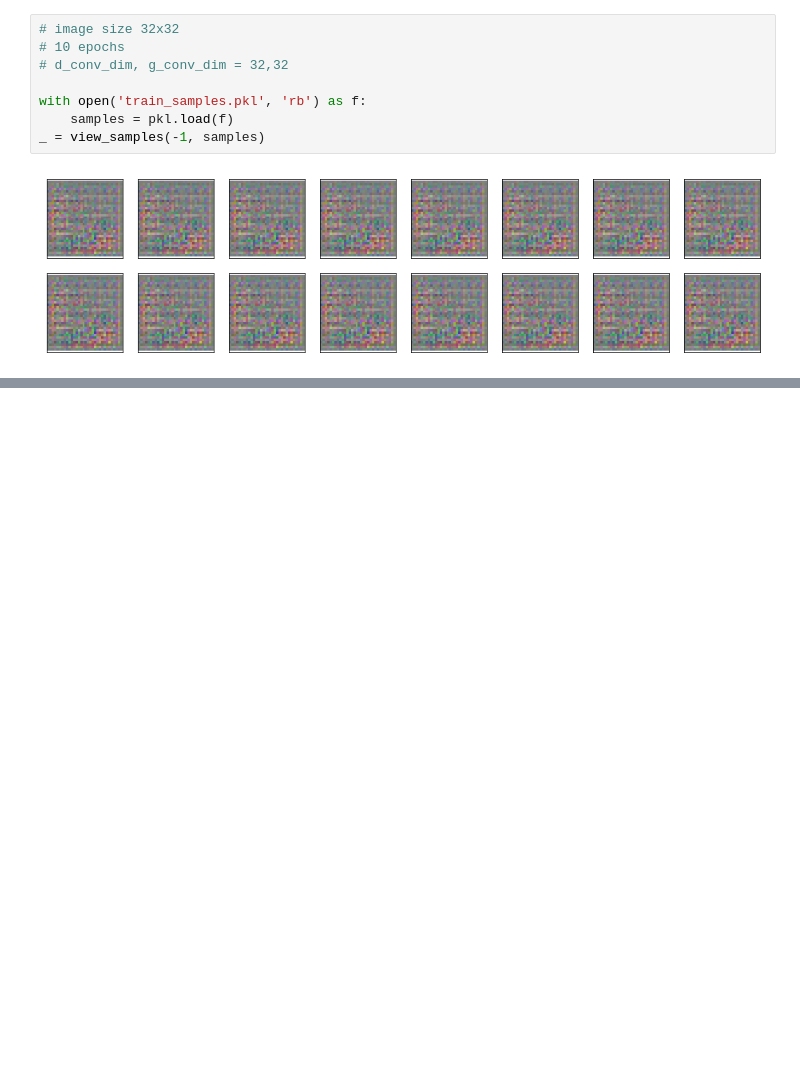
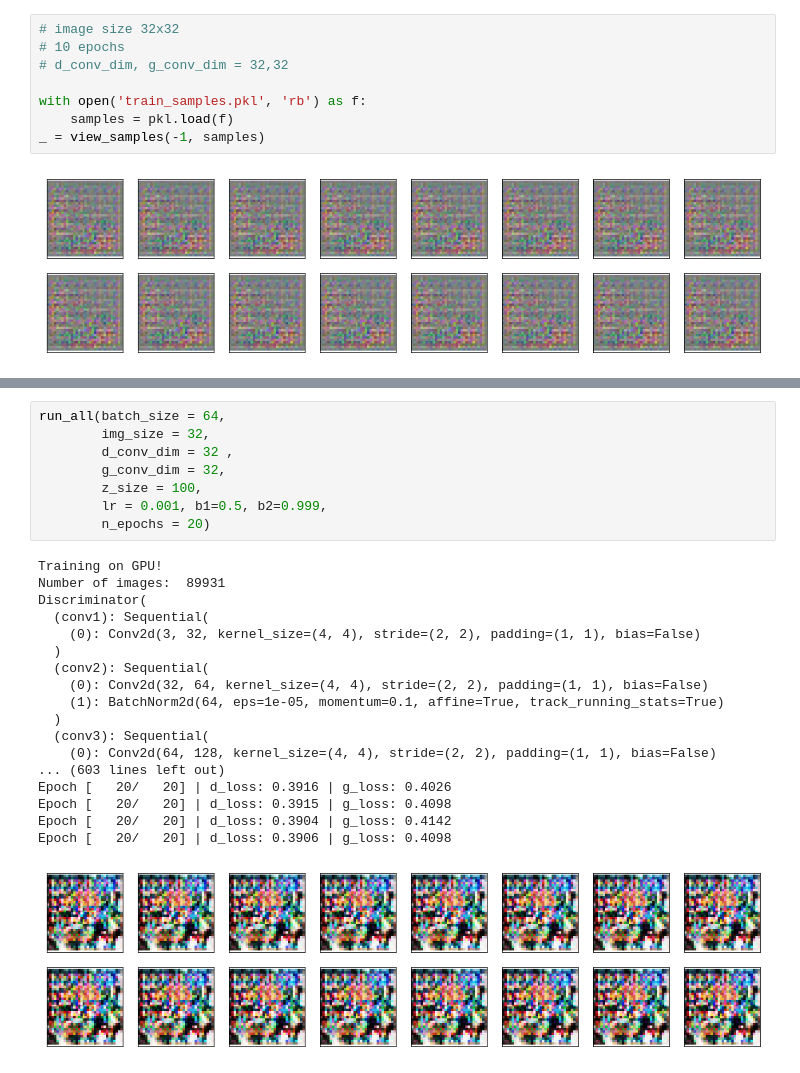
Before and after one commit to bkocis/DLND_Pr_5_Face_Generation, a Jupyter notebook: dlnd_face_generation.ipynb, the cells around one changed output, grey strips where cells are left out. Saved outputs shown, nothing was run; the diff lists cells and outputs as text; blank space fills up the shorter version.

```diff
--- a/dlnd_face_generation.ipynb
+++ b/dlnd_face_generation.ipynb
@@ -1529,0 +1890,27 @@ _ = view_samples(-1, samples)
+# %%
+run_all(batch_size = 64,
+        img_size = 32,
+        d_conv_dim = 32 ,
+        g_conv_dim = 32,
+        z_size = 100,
+        lr = 0.001, b1=0.5, b2=0.999,
+        n_epochs = 20)
+# %% [output]
+Training on GPU!
+Number of images:  89931
+Discriminator(
+  (conv1): Sequential(
+    (0): Conv2d(3, 32, kernel_size=(4, 4), stride=(2, 2), padding=(1, 1), bias=False)
+  )
+  (conv2): Sequential(
+    (0): Conv2d(32, 64, kernel_size=(4, 4), stride=(2, 2), padding=(1, 1), bias=False)
+    (1): BatchNorm2d(64, eps=1e-05, momentum=0.1, affine=True, track_running_stats=True)
+  )
+  (conv3): Sequential(
+    (0): Conv2d(64, 128, kernel_size=(4, 4), stride=(2, 2), padding=(1, 1), bias=False)
+... (603 lines left out)
+Epoch [   20/   20] | d_loss: 0.3916 | g_loss: 0.4026
+Epoch [   20/   20] | d_loss: 0.3915 | g_loss: 0.4098
+Epoch [   20/   20] | d_loss: 0.3904 | g_loss: 0.4142
+Epoch [   20/   20] | d_loss: 0.3906 | g_loss: 0.4098
+[figure, added]
```
Also changed, not shown: parts of 14 cells of this notebook, 1 other file.
